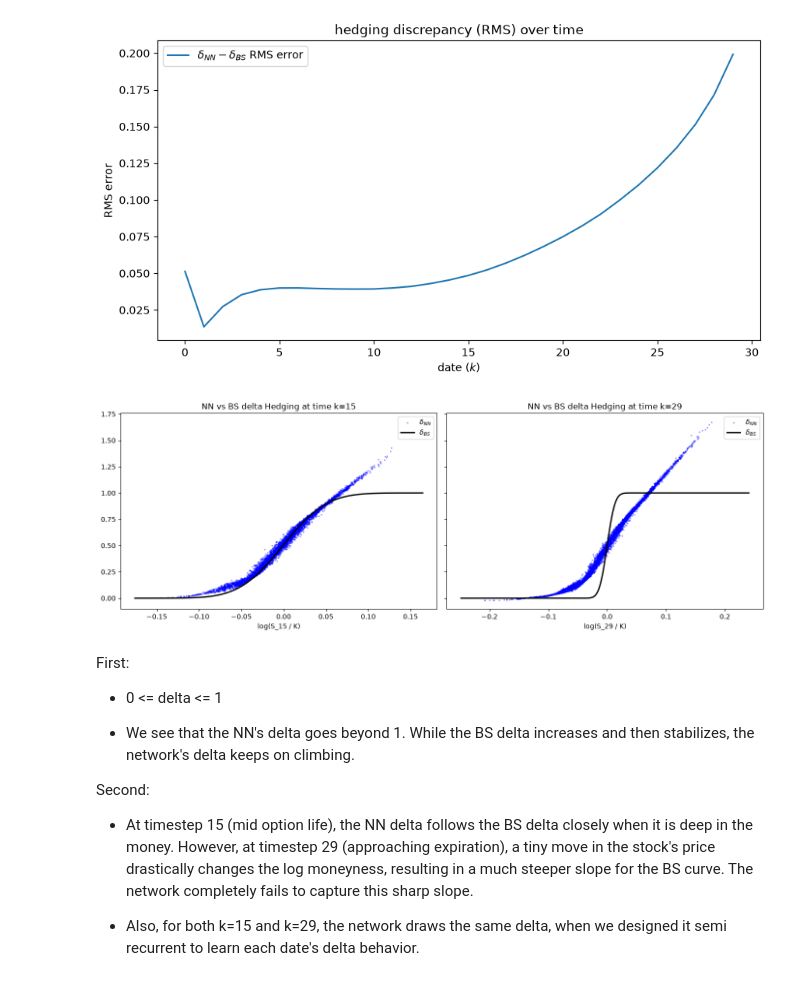
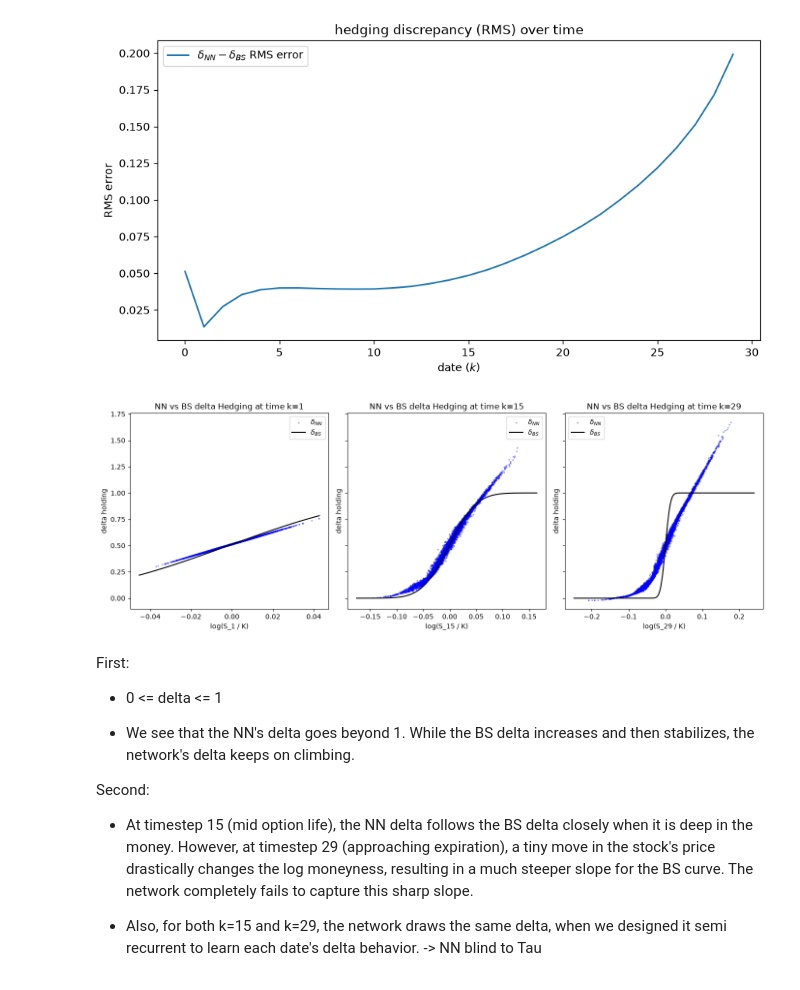
Before and after one commit to AnesABDOU/DeepHedging, a Jupyter notebook: notebooks/nn_res_analysis.ipynb, the cells around one changed output. Drawn from its saved outputs; the diff is of its cells as text; code cells hidden in the pictures.

```diff
--- a/notebooks/nn_res_analysis.ipynb
+++ b/notebooks/nn_res_analysis.ipynb
@@ -312,31 +312,33 @@ fig.savefig("results/first_run_results/RMS_over_option_life.png", dpi=150, bbox_
 # %% [output]
 [figure]
 # %%
-fig, axes = plt.subplots(1, 2, figsize=(14, 5), sharey=True)
+timesteps = [1, 15, 29]
+fig, axes = plt.subplots(1, len(timesteps), figsize=(14, 5), sharey=True)
 
-for k, ax in zip([15, 29], axes):
+g = torch.Generator().manual_seed(1)
+sub = torch.randperm(N, generator=g)[:5000]
+
+for k, ax in zip(timesteps, axes):
     x = torch.log(test_S[:, k, 0] / K)
     y_nn = nn_delta[:, k, 0]
     y_bs = bs_delta[:, k, 0]
 
-    g = torch.Generator().manual_seed(1)
-    sub = torch.randperm(N, generator=g)[:5000]
-
     ax.scatter(x[sub], y_nn[sub], s=2, color="blue", alpha=0.3, label=r"$\delta_{NN}$")
 
     order = torch.argsort(x)
-    ax.plot(x[order], y_bs[order], color="black", lw=2, label=r"$\delta_{BS}$")
+    ax.plot(x[order], y_bs[order], color="black", label=r"$\delta_{BS}$")
 
     ax.set_title(f"NN vs BS delta Hedging at time k={k}")
     ax.set_xlabel(f"log(S_{k} / K)")
+    ax.set_ylabel(f"delta holding")
 
     ax.legend()
 
 plt.tight_layout()
 plt.show()
-fig.savefig("results/first_run_results/delta_comparison_k15_k29.png", dpi=150, bbox_inches="tight")
+fig.savefig("results/first_run_results/delta_comparison_k1_k15_k29.png", dpi=150, bbox_inches="tight")
 # %% [output]
-[figure, old version]
+[figure, new version]
 # %% [markdown]
 First:
 
@@ -348,4 +350,4 @@ Second:
 
 * At timestep 15 (mid option life), the NN delta follows the BS delta closely when it is deep in the money. However, at timestep 29 (approaching expiration), a tiny move in the stock's price drastically changes the log moneyness, resulting in a much steeper slope for the BS curve. The network completely fails to capture this sharp slope.
 
-* Also, for both k=15 and k=29, the network draws the same delta, when we designed it semi recurrent to learn each date's delta behavior.
+* Also, for both k=15 and k=29, the network draws the same delta, when we designed it semi recurrent to learn each date's delta behavior. -> NN blind to Tau
```
Also changed, not shown: 2 other files.
